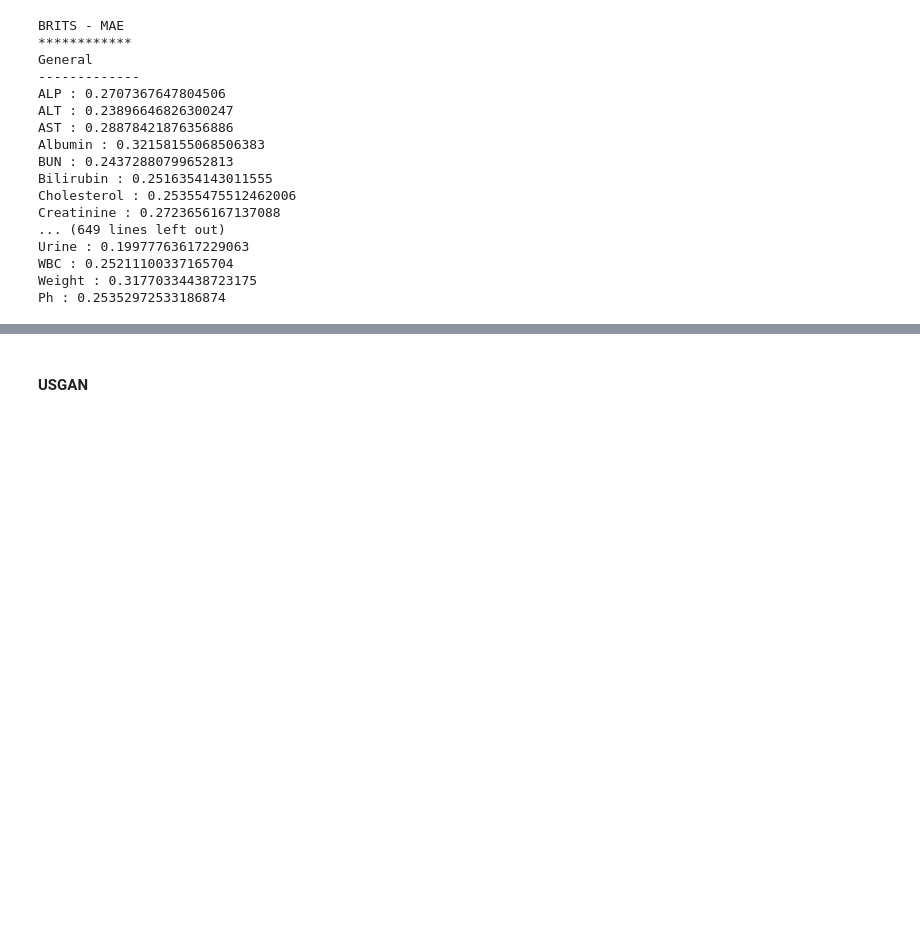
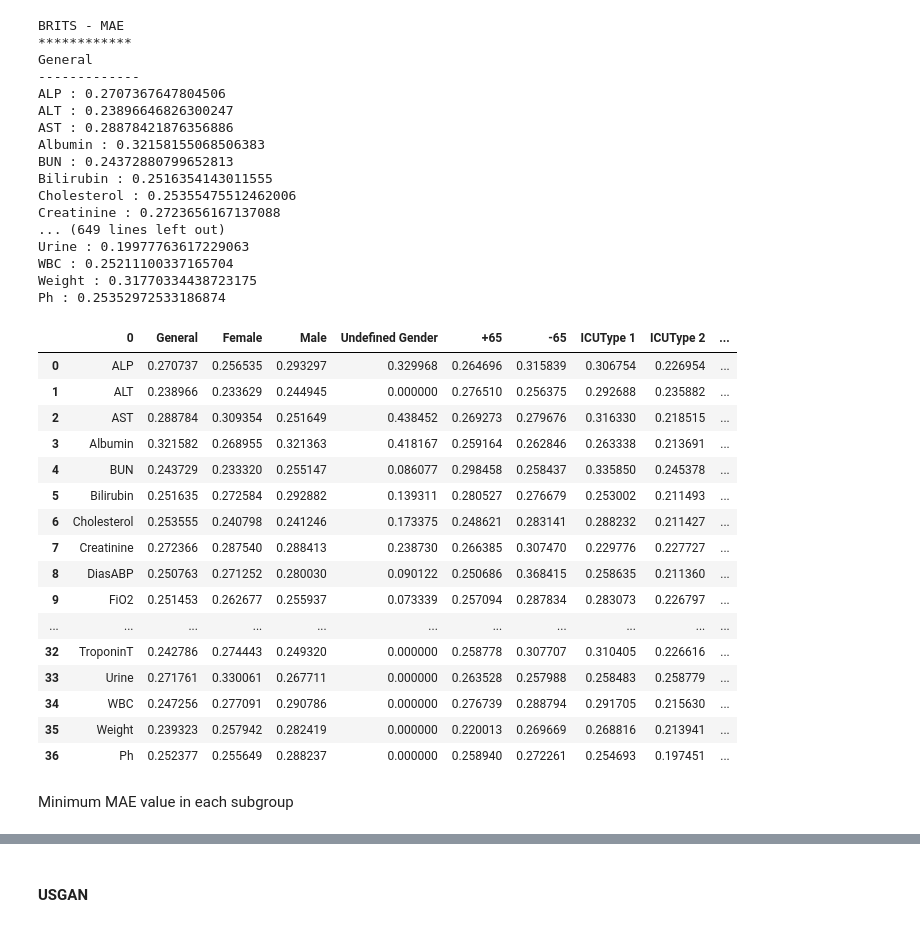
Before and after one commit to IoTDataAtelier/missingdata, a Jupyter notebook: mae/mean_absolute_error_per_variable_by_demographics copy.ipynb, the cells around one changed output, grey strips where cells are left out. Saved outputs shown, nothing was run; the diff lists cells and outputs as text; code cells hidden in the pictures; blank space fills up the shorter version.

```diff
--- a/mae/mean_absolute_error_per_variable_by_demographics copy.ipynb
+++ b/mae/mean_absolute_error_per_variable_by_demographics copy.ipynb
@@ -783,0 +804,10 @@ df_saits_mae
+# %%
+for i in range(len(subgroups)):
+    value = df_saits_mae[subgroups[i]].min()
+    print(subgroups[i])
+    for j in range(len(variables)):
+        if(df_saits_mae[subgroups[i]][j] == value):
+            var = variables[j]
+    print(var)
+    print(value)
+    print("--------------------")
@@ -783,0 +834,10 @@ df_saits_mae
+# %%
+for i in range(len(subgroups)):
+    value = df_saits_mae[subgroups[i]].max()
+    print(subgroups[i])
+    for j in range(len(variables)):
+        if(df_saits_mae[subgroups[i]][j] == value):
+            var = variables[j]
+    print(var)
+    print(value)
+    print("--------------------")
@@ -814,3 +892,25 @@ df_brits_mae = pd.DataFrame(variables)
 
 for i in range(len(subgroups)):
     df_brits_mae[subgroups[i]] = testing_mae_brits_append_subgroups[i]
+# %%
+df_brits_mae
+# %% [output]
+|  | 0 | General | Female | Male | Undefined Gender | +65 | -65 | ICUType 1 | ICUType 2 | ... |
+| 0 | ALP | 0.270737 | 0.256535 | 0.293297 | 0.329968 | 0.264696 | 0.315839 | 0.306754 | 0.226954 | ... |
+| 1 | ALT | 0.238966 | 0.233629 | 0.244945 | 0.000000 | 0.276510 | 0.256375 | 0.292688 | 0.235882 | ... |
+| 2 | AST | 0.288784 | 0.309354 | 0.251649 | 0.438452 | 0.269273 | 0.279676 | 0.316330 | 0.218515 | ... |
+| 3 | Albumin | 0.321582 | 0.268955 | 0.321363 | 0.418167 | 0.259164 | 0.262846 | 0.263338 | 0.213691 | ... |
+| 4 | BUN | 0.243729 | 0.233320 | 0.255147 | 0.086077 | 0.298458 | 0.258437 | 0.335850 | 0.245378 | ... |
+| 5 | Bilirubin | 0.251635 | 0.272584 | 0.292882 | 0.139311 | 0.280527 | 0.276679 | 0.253002 | 0.211493 | ... |
+| 6 | Cholesterol | 0.253555 | 0.240798 | 0.241246 | 0.173375 | 0.248621 | 0.283141 | 0.288232 | 0.211427 | ... |
+| 7 | Creatinine | 0.272366 | 0.287540 | 0.288413 | 0.238730 | 0.266385 | 0.307470 | 0.229776 | 0.227727 | ... |
+| 8 | DiasABP | 0.250763 | 0.271252 | 0.280030 | 0.090122 | 0.250686 | 0.368415 | 0.258635 | 0.211360 | ... |
+| 9 | FiO2 | 0.251453 | 0.262677 | 0.255937 | 0.073339 | 0.257094 | 0.287834 | 0.283073 | 0.226797 | ... |
+| ... | ... | ... | ... | ... | ... | ... | ... | ... | ... | ... |
+| 32 | TroponinT | 0.242786 | 0.274443 | 0.249320 | 0.000000 | 0.258778 | 0.307707 | 0.310405 | 0.226616 | ... |
+| 33 | Urine | 0.271761 | 0.330061 | 0.267711 | 0.000000 | 0.263528 | 0.257988 | 0.258483 | 0.258779 | ... |
+| 34 | WBC | 0.247256 | 0.277091 | 0.290786 | 0.000000 | 0.276739 | 0.288794 | 0.291705 | 0.215630 | ... |
+| 35 | Weight | 0.239323 | 0.257942 | 0.282419 | 0.000000 | 0.220013 | 0.269669 | 0.268816 | 0.213941 | ... |
+| 36 | Ph | 0.252377 | 0.255649 | 0.288237 | 0.000000 | 0.258940 | 0.272261 | 0.254693 | 0.197451 | ... |
+# %% [markdown]
+Minimum MAE value in each subgroup
```
Also changed, not shown: parts of 31 cells of this notebook.
